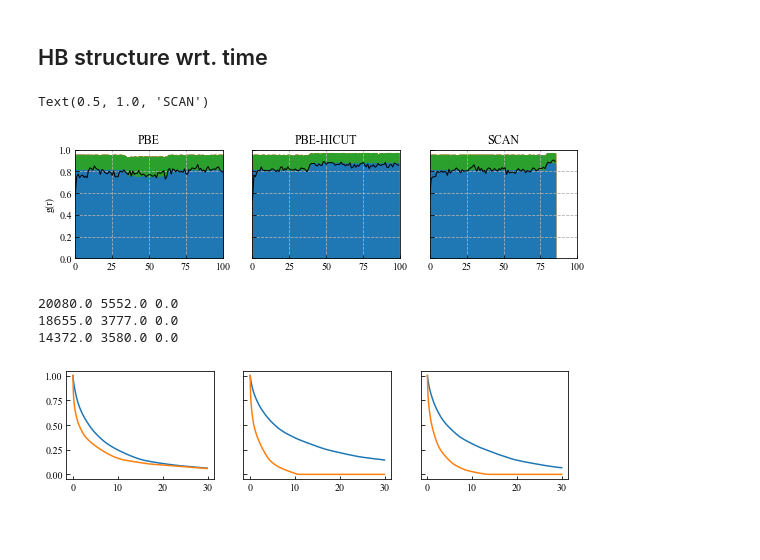
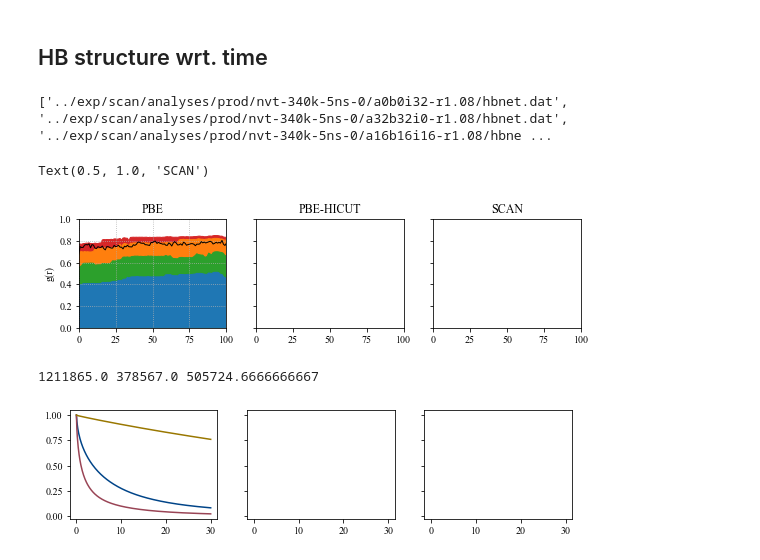
Before and after one commit to yqshao-archive/pils, a Jupyter notebook: notebooks/nb_preview_scan_hicut.ipynb, the cells around one changed output. Drawn from its saved outputs; the diff is of its cells as text; code cells hidden in the pictures; blank space fills up the shorter version.

Commit message:
Scan and hicut analysis

```diff
--- a/notebooks/nb_preview_scan_hicut.ipynb
+++ b/notebooks/nb_preview_scan_hicut.ipynb
@@ -10,7 +10,7 @@ import numpy as np
 # previous analyses -- run2 (out of 0,1,2)
 pre_pbe = "../exp/prod-adam-run2/analyses/cp2k"
 pre_hicut = "../preview/analyses/nvt-hicut/cp2k/"
-pre_scan = "../preview/analyses/nvt-scan/cp2k/"
+pre_scan = "../exp/scan/analyses/prod/nvt-340k-5ns-0"
 
 pre_340 = "../exp/prod-adam-run2/analyses/prod/nvt-340k-5ns-0"
 pre_380 = "../exp/prod-adam-run2/analyses/prod/nvt-380k-5ns-0"
@@ -29,22 +29,22 @@ kB = 1.380649e-23
 ne_fac = rho / MW * q**2 / (kB * T) * NA * 10 * 1e-10
 gk_fac = rho / MW * q**2 / (kB * T) * NA * 10 / 32 * 1e-10
 
-for pre, axs in zip([pre_pbe, pre_hicut, pre_scan], axss.T):
-    systems = glob(f"{pre}/*-rho1.0753")
+for pre, axs in zip([pre_scan], axss.T):
+    systems = glob(f"{pre}/*-r1.08")
     print(f"{pre}---")
     axs[1].set_xlabel("t [ps]")
     d_all = []
     for sys in systems:
         try:
-            msd = np.load(f"{sys}/msd-10-110ps/msd.npy")
+            msd = np.load(f"{sys}/msd-0-5ns/msd.npy")
         except:
             continue
         axs[0].plot(msd[:, 0], msd[:, 1], color="k")
-        axs[0].plot(msd[:, 0], msd[:, 2], color="r")
-        axs[0].plot(msd[:, 0], msd[:, 3], color="b")
+        axs[0].plot(msd[:, 0], msd[:, 2], color="C1")
+        axs[0].plot(msd[:, 0], msd[:, 3], color="C0")
         try:
-            pmsd = np.load(f"{sys}/msd-10-110ps/pmsd.npy")
-            axs[1].plot(msd[:, 0], pmsd[:, 1], color="g")
+            pmsd = np.load(f"{sys}/msd-0-5ns/pmsd.npy")
+            axs[1].plot(msd[:, 0], pmsd[:, 1], color="C2")
             d_all.append([d(msd,1), d(msd,2), d(msd,3), d(pmsd, 1)])
         except:
             d_all.append([d(msd,1), d(msd,2), d(msd,3)])
@@ -59,10 +59,10 @@ for pre, axs in zip([pre_pbe, pre_hicut, pre_scan], axss.T):
     axs[0].set_yscale('log')
     axs[1].set_xscale('log')
     axs[1].set_yscale('log')
-    axs[0].set_xlim([1,50])
-    axs[1].set_xlim([1,50])
-    axs[0].set_ylim([0.3,15])
-    axs[1].set_ylim([10,500])
+    axs[0].set_xlim([1,5000])
+    axs[1].set_xlim([1,5000])
+    axs[0].set_ylim([0.3,1500])
+    axs[1].set_ylim([10,50000])
 
     for i in np.linspace(-2,1,15):
         axs[0].plot(msd[:, 0], msd[:, 0]*10**i, lw=0.5, ls='--', color='k')
@@ -74,5 +74,5 @@ axss[1,0].set_ylabel("PMSD [$e^2\AA^2$]")
 axss[0,0].set_title("revPBE-340K")
 axss[0,1].set_title("revPBE/hi-340K")
 axss[0,2].set_title("SCAN/hi-340K")
-plt.savefig('fit_dft.pdf')
+#plt.savefig('fit_dft.pdf')
 # %% [output]
@@ -184,48 +176,48 @@ Text(0.5, 1.0, 'SCAN')
 # %%
 window = 10
 
 f, axs = plt.subplots(1, 3, figsize=[9, 2], sharex=True, sharey=True)
 
 
-for pre, ax in zip([pre_pbe, pre_hicut, pre_scan], axs):
-    files = glob(f"{pre}/a0*-rho1.0753/hbnet.dat")
+for pre, ax in zip([pre_scan], axs):
+    files = glob(f"{pre}/a*-r1.08/hbnet.dat")
+    print(files)
     hbnet =  [np.loadtxt(data) for data in files]
     hbnet = np.array(hbnet)
     t = hbnet[0,::window,0]
     molperc = hbnet[:,:,1].reshape([hbnet.shape[0],-1,window])/32.
     molperc = molperc.mean(axis=2)
     hbpop = hbnet[:,:,3:].cumsum(axis=2)/64.
     hbpop = hbpop.reshape([hbpop.shape[0],-1,window,hbpop.shape[-1]]).mean(axis=2)
     colors = ['tab:blue', 'tab:green', 'tab:orange', 'tab:red']
     for x, color in list(zip(hbpop.T, colors))[::-1]:
         h = ax.fill_between(t, x.mean(axis=1), color=color, alpha=1)
     l, = ax.plot(t, molperc.mean(axis=0), 'k-', lw=1)
     ax.grid()
     ax.set_xlim(0,100)
     ax.set_ylim(0,1)
 
 axs[0].set_ylabel("g(r)")
 axs[0].set_title("PBE")
 axs[1].set_title("PBE-HICUT")
 axs[2].set_title("SCAN")
 # %% [output]
-Text(0.5, 1.0, 'SCAN')
+['../exp/scan/analyses/prod/nvt-340k-5ns-0/a0b0i32-r1.08/hbnet.dat', '../exp/scan/analyses/prod/nvt-340k-5ns-0/a32b32i0-r1.08/hbnet.dat', '../exp/scan/analyses/prod/nvt-340k-5ns-0/a16b16i16-r1.08/hbne ...
+Text(0.5, 1.0, 'SCAN')
-[figure, old version]
+[figure, new version]
 # %%
 window = 1
 
 f, axs = plt.subplots(1, 3, figsize=[9, 2], sharex=True, sharey=True)
 
 
-for pre, ax in zip([pre_pbe, pre_hicut, pre_scan], axs):
-    files = glob(f"{pre}/a0*-rho1.0753/persist.dat")
+for pre, ax in zip([pre_scan], axs):
+    files = glob(f"{pre}/a*-r1.08/persist.dat")
     t, a, b, p = np.mean([np.loadtxt(f) for f in files], axis=0).T
     print(a[0],b[0],p[0])
     ax.plot(t, a/a[0])
     ax.plot(t, b/b[0])
     ax.plot(t, p/p[0])
 # %% [output]
-20080.0 5552.0 0.0
-18655.0 3777.0 0.0
-14372.0 3580.0 0.0
+1211865.0 378567.0 505724.6666666667
-[figure, old version]
+[figure, new version]
```
Also changed, not shown: parts of 4 cells of this notebook, 25 other files.
